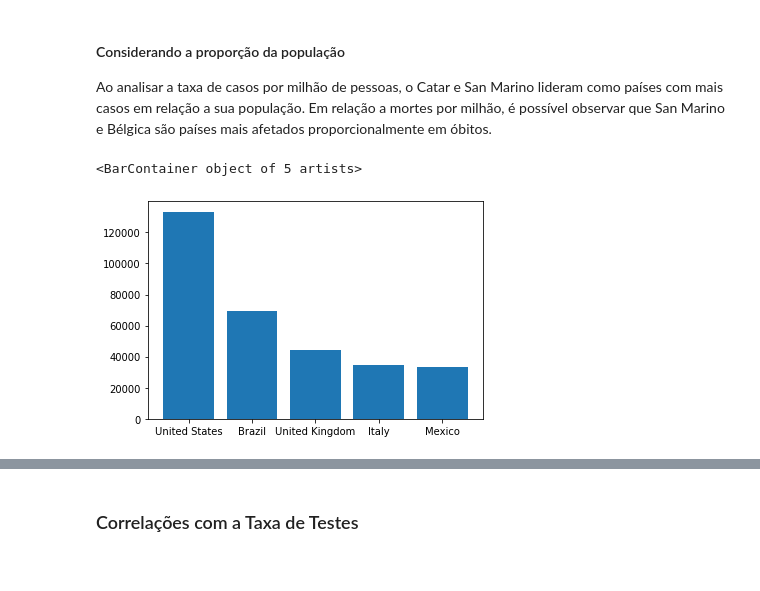
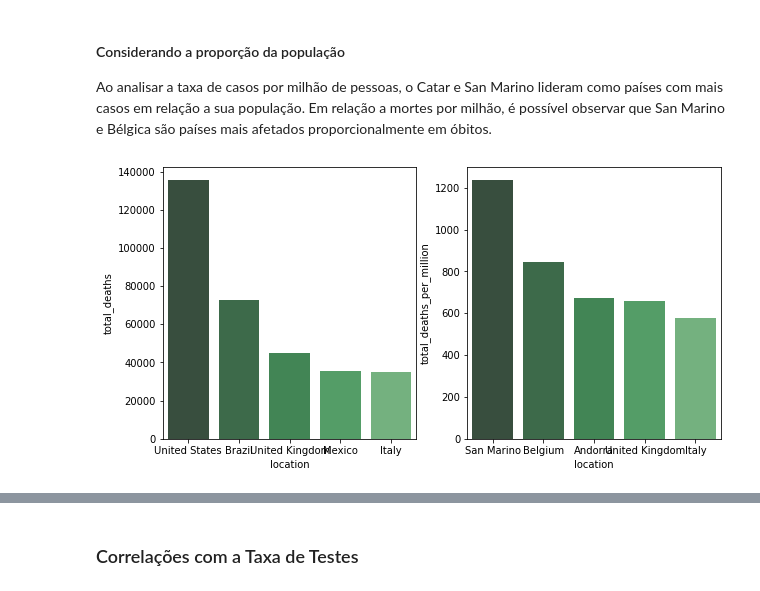
Before and after one commit to adrianadamata/Data_Science_COVID-19, a Jupyter notebook: COVID_19_no_contexto_do_Brasil.ipynb, the cells around one changed output, grey strips where cells are left out. Saved outputs shown, nothing was run; the diff lists cells and outputs as text; code cells hidden in the pictures.

```diff
--- a/COVID_19_no_contexto_do_Brasil.ipynb
+++ b/COVID_19_no_contexto_do_Brasil.ipynb
@@ -219,13 +219,18 @@ Como observado na execução do código abaixo, EUA e Brasil são os países com
 Ao analisar a taxa de casos por milhão de pessoas, o Catar e San Marino lideram como países com mais casos em relação a sua população.
 Em relação a mortes por milhão, é possível observar que San Marino e Bélgica são países mais afetados proporcionalmente em óbitos.
 # %%
-top5_total_deaths = df.loc[df.date == '2020-07-10', ['location', 'total_deaths']].sort_values(
+top5_total_deaths = df.loc[df.date == '2020-07-14', ['location', 'total_deaths']].sort_values(
     by="total_deaths", ascending=False)[1:6]
-fig, ax = plt.subplots()
-ax.bar('location', 'total_deaths', data=top5_total_deaths)
+top5_total_deaths_per_million = df.loc[df.date == '2020-07-14', ['location', 'total_deaths_per_million']].sort_values(
+    by="total_deaths_per_million", ascending=False)[0:5]
+fig, ax = plt.subplots(1,2,figsize=(10,5))
+sns.barplot('location', 'total_deaths', data=top5_total_deaths,
+                 palette = sns.color_palette("Greens_d"),ax = ax[0])
+sns.barplot('location', 'total_deaths_per_million', data=top5_total_deaths_per_million,
+                 palette = sns.color_palette("Greens_d"), ax = ax[1])
+plt.show()
 # %% [output]
-<BarContainer object of 5 artists>
-[figure, old version]
+[figure, new version]
 # %%
 df.loc[df.date == '2020-07-10'].sort_values(by="total_cases", ascending = False).head()
 # %% [output]
```
Also changed, not shown: parts of 1 cell of this notebook.
